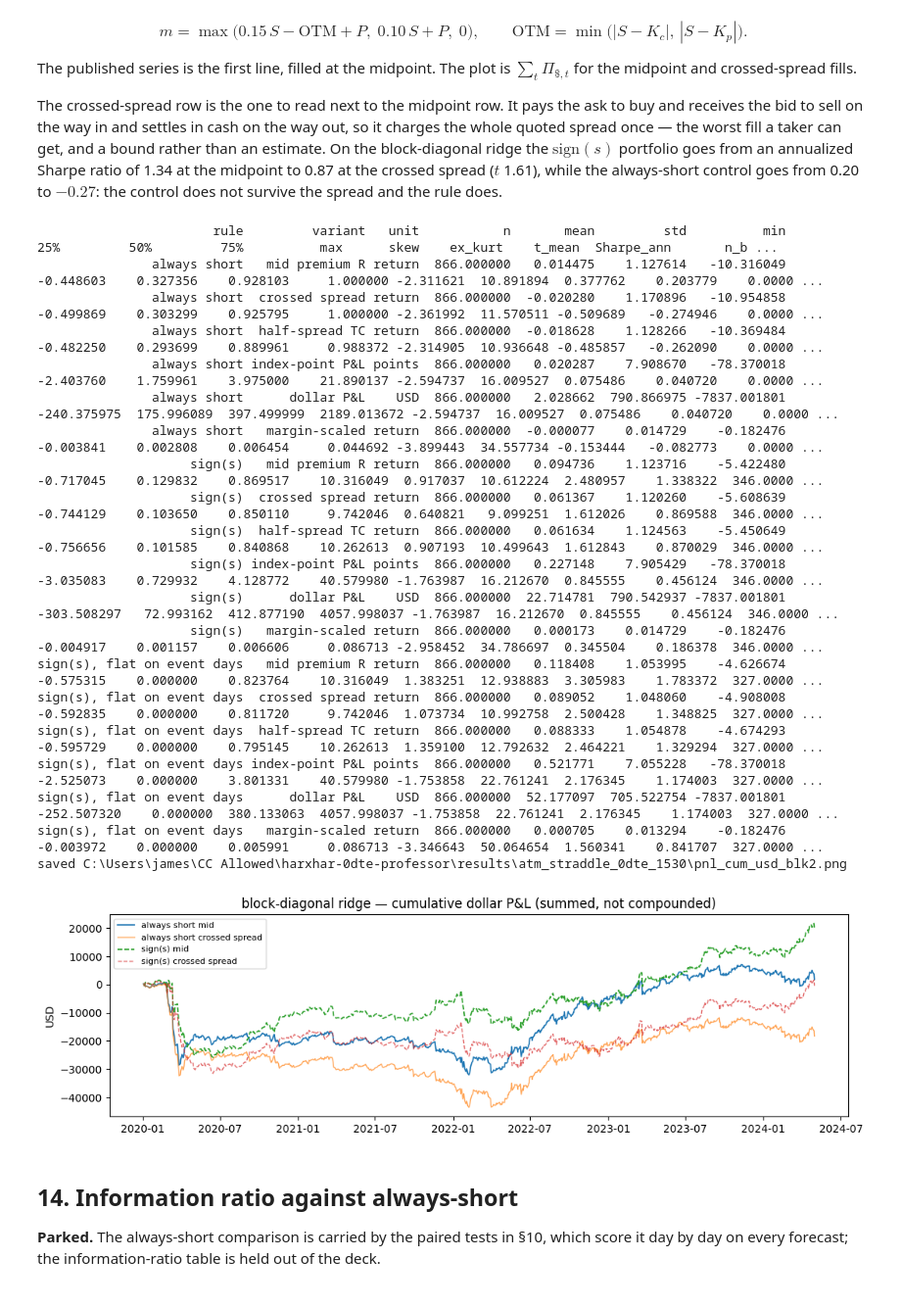
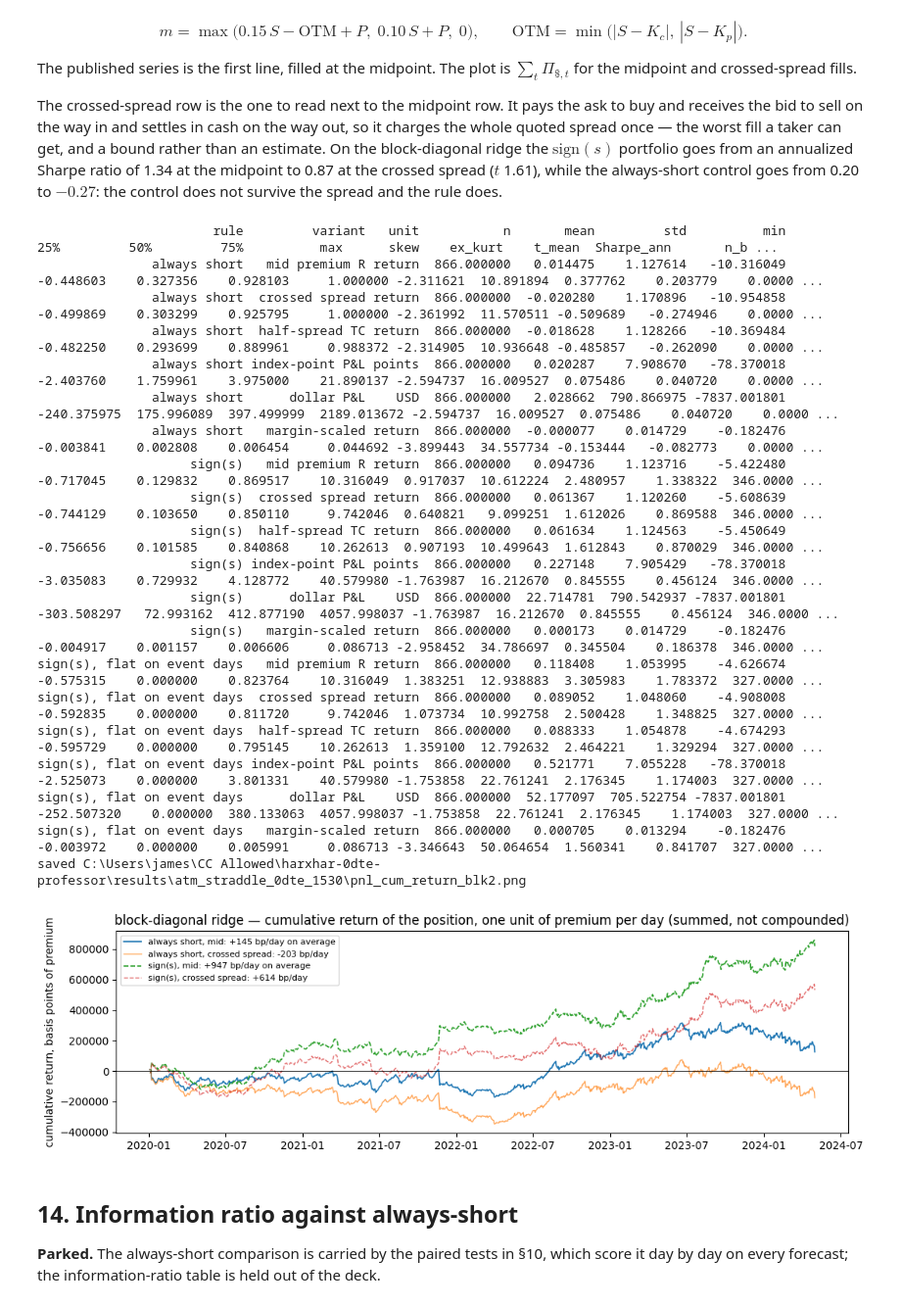
Before and after one commit to jamesdchen/harxhar-clean, a Jupyter notebook: notebooks/atm_straddle_rv_iv.ipynb, the cells around one changed output. Shown at 98% size. Drawn from its saved outputs; the diff is of its cells as text; code cells hidden in the pictures.

```diff
--- a/notebooks/atm_straddle_rv_iv.ipynb
+++ b/notebooks/atm_straddle_rv_iv.ipynb
@@ -1688,47 +1688,45 @@ var_tab = pd.DataFrame(rows)
 print(var_tab.to_string(index=False))
 var_tab.to_csv(OUT / "pnl_variants_blk2.csv", index=False)
 
 fig, ax = plt.subplots(figsize=(11, 3.4))
+BP = 1e4  # basis points of the entry premium
 for name, ls in (("always short", "-"), ("sign(s)", "--")):
     q = sizes[name].loc[common]
-    ax.plot(
-        px.index,
-        asl.points_pnl(q, px["exit"], px["entry"]).cumsum() * asl.SPX_MULTIPLIER,
-        ls, lw=1.2, label=f"{name} mid",
-    )
-    signq = np.sign(q.replace(0, -1.0))
-    crossed_usd = pd.Series(np.where(signq >= 0, px["exit"] - px["ask_entry"], px["bid_entry"] - px["exit"]), index=px.index) * q.abs() * asl.SPX_MULTIPLIER   # dollars at the fill
-    ax.plot(px.index, crossed_usd.cumsum(), ls, lw=1.0, alpha=0.7, label=f"{name} crossed spread")
-ax.set_title("block-diagonal ridge — cumulative dollar P&L (summed, not compounded)")
-ax.set_ylabel("USD")
+    mid_bp = q * px["R"] * BP
+    crossed_bp = asl.crossed_premium_return(q, px["exit"], px["bid_entry"], px["ask_entry"]) * BP
+    ax.plot(px.index, mid_bp.cumsum(), ls, lw=1.2, label=f"{name}, mid: {mid_bp.mean():+.0f} bp/day on average")
+    ax.plot(px.index, crossed_bp.cumsum(), ls, lw=1.0, alpha=0.7, label=f"{name}, crossed spread: {crossed_bp.mean():+.0f} bp/day")
+ax.axhline(0.0, color="k", lw=0.5)
+ax.set_title("block-diagonal ridge — cumulative return of the position, one unit of premium per day (summed, not compounded)")
+ax.set_ylabel("cumulative return, basis points of premium")
 ax.legend(fontsize=8)
 fig.tight_layout()
-fig.savefig(OUT / "pnl_cum_usd_blk2.png", dpi=120, bbox_inches="tight")
-print("saved", OUT / "pnl_cum_usd_blk2.png")
+fig.savefig(OUT / "pnl_cum_return_blk2.png", dpi=120, bbox_inches="tight")
+print("saved", OUT / "pnl_cum_return_blk2.png")
 display(fig)
 plt.close(fig)
 # %% [output]
                        rule         variant   unit           n       mean         std          min         25%         50%         75%          max      skew    ex_kurt    t_mean  Sharpe_ann       n_b ...
                always short   mid premium R return  866.000000   0.014475    1.127614   -10.316049   -0.448603    0.327356    0.928103     1.000000 -2.311621  10.891894  0.377762    0.203779    0.0000 ...
                always short  crossed spread return  866.000000  -0.020280    1.170896   -10.954858   -0.499869    0.303299    0.925795     1.000000 -2.361992  11.570511 -0.509689   -0.274946    0.0000 ...
                always short  half-spread TC return  866.000000  -0.018628    1.128266   -10.369484   -0.482250    0.293699    0.889961     0.988372 -2.314905  10.936648 -0.485857   -0.262090    0.0000 ...
                always short index-point P&L points  866.000000   0.020287    7.908670   -78.370018   -2.403760    1.759961    3.975000    21.890137 -2.594737  16.009527  0.075486    0.040720    0.0000 ...
                always short      dollar P&L    USD  866.000000   2.028662  790.866975 -7837.001801 -240.375975  175.996089  397.499999  2189.013672 -2.594737  16.009527  0.075486    0.040720    0.0000 ...
                always short   margin-scaled return  866.000000  -0.000077    0.014729    -0.182476   -0.003841    0.002808    0.006454     0.044692 -3.899443  34.557734 -0.153444   -0.082773    0.0000 ...
                     sign(s)   mid premium R return  866.000000   0.094736    1.123716    -5.422480   -0.717045    0.129832    0.869517    10.316049  0.917037  10.612224  2.480957    1.338322  346.0000 ...
                     sign(s)  crossed spread return  866.000000   0.061367    1.120260    -5.608639   -0.744129    0.103650    0.850110     9.742046  0.640821   9.099251  1.612026    0.869588  346.0000 ...
                     sign(s)  half-spread TC return  866.000000   0.061634    1.124563    -5.450649   -0.756656    0.101585    0.840868    10.262613  0.907193  10.499643  1.612843    0.870029  346.0000 ...
                     sign(s) index-point P&L points  866.000000   0.227148    7.905429   -78.370018   -3.035083    0.729932    4.128772    40.579980 -1.763987  16.212670  0.845555    0.456124  346.0000 ...
                     sign(s)      dollar P&L    USD  866.000000  22.714781  790.542937 -7837.001801 -303.508297   72.993162  412.877190  4057.998037 -1.763987  16.212670  0.845555    0.456124  346.0000 ...
                     sign(s)   margin-scaled return  866.000000   0.000173    0.014729    -0.182476   -0.004917    0.001157    0.006606     0.086713 -2.958452  34.786697  0.345504    0.186378  346.0000 ...
 sign(s), flat on event days   mid premium R return  866.000000   0.118408    1.053995    -4.626674   -0.575315    0.000000    0.823764    10.316049  1.383251  12.938883  3.305983    1.783372  327.0000 ...
 sign(s), flat on event days  crossed spread return  866.000000   0.089052    1.048060    -4.908008   -0.592835    0.000000    0.811720     9.742046  1.073734  10.992758  2.500428    1.348825  327.0000 ...
 sign(s), flat on event days  half-spread TC return  866.000000   0.088333    1.054878    -4.674293   -0.595729    0.000000    0.795145    10.262613  1.359100  12.792632  2.464221    1.329294  327.0000 ...
 sign(s), flat on event days index-point P&L points  866.000000   0.521771    7.055228   -78.370018   -2.525073    0.000000    3.801331    40.579980 -1.753858  22.761241  2.176345    1.174003  327.0000 ...
 sign(s), flat on event days      dollar P&L    USD  866.000000  52.177097  705.522754 -7837.001801 -252.507320    0.000000  380.133063  4057.998037 -1.753858  22.761241  2.176345    1.174003  327.0000 ...
 sign(s), flat on event days   margin-scaled return  866.000000   0.000705    0.013294    -0.182476   -0.003972    0.000000    0.005991     0.086713 -3.346643  50.064654  1.560341    0.841707  327.0000 ...
-saved C:\Users\james\CC Allowed\harxhar-0dte-professor\results\atm_straddle_0dte_1530\pnl_cum_usd_blk2.png
+saved C:\Users\james\CC Allowed\harxhar-0dte-professor\results\atm_straddle_0dte_1530\pnl_cum_return_blk2.png
-[figure, old version]
+[figure, new version]
 # %% [markdown]
 ## 14. Information ratio against always-short
 
```
Also changed, not shown: 3 other files.
